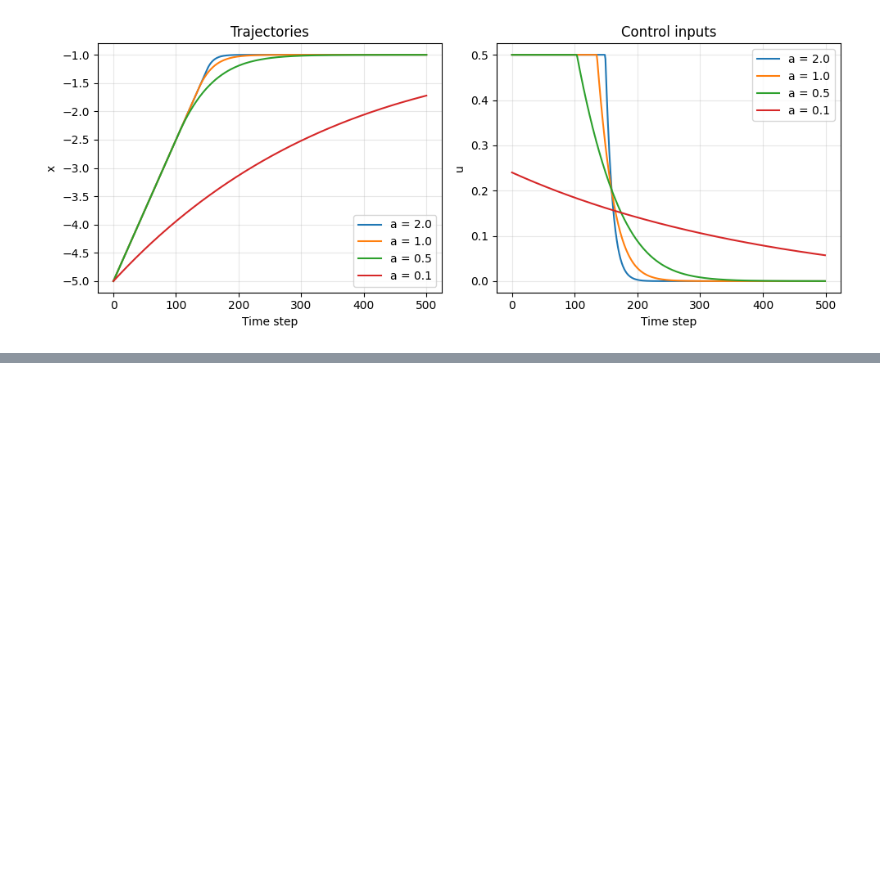
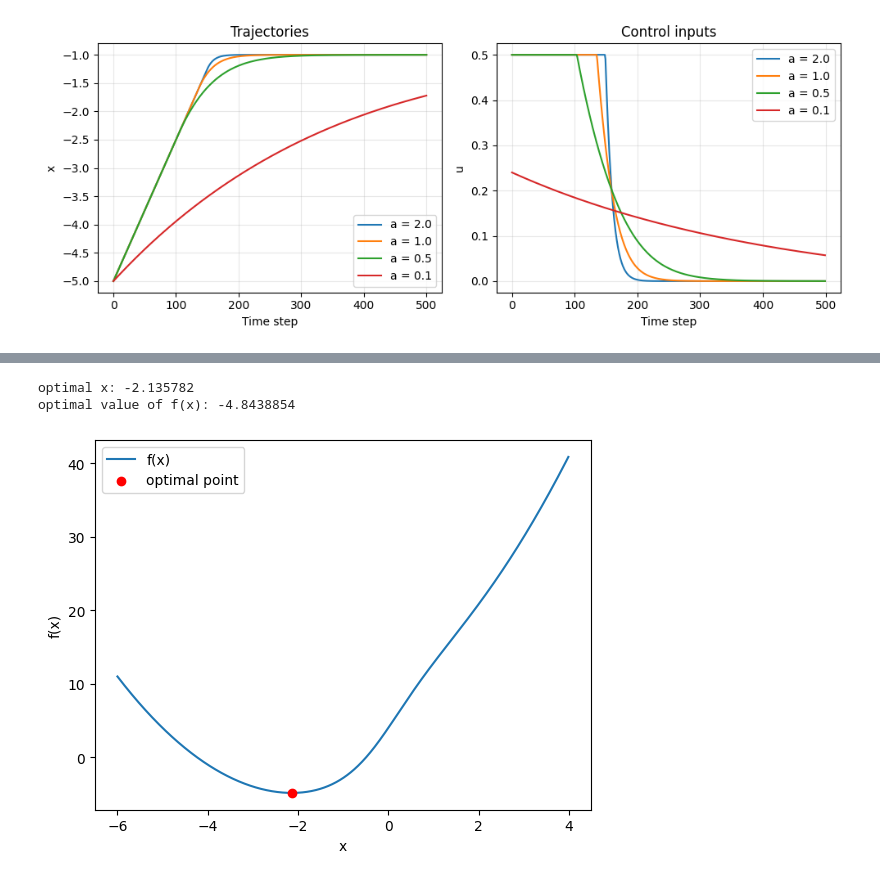
Before and after one commit to UW-CTRL/lmc-book, a Jupyter notebook: homework/hw01.ipynb, the cells around one changed output, grey strips where cells are left out. Saved outputs shown, nothing was run; the diff lists cells and outputs as text; code cells hidden in the pictures; blank space fills up the shorter version.

```diff
--- a/homework/hw01.ipynb
+++ b/homework/hw01.ipynb
@@ -874,0 +928,51 @@ plt.tight_layout()
+# %%
+def minimize_with_gradient_descent(func, initial_guess, step_size, convergence_tol=1e-8):
+    '''
+    Minimizes a scalar function of a single variable.
+    Inputs:
+        func              : name of function to be optimized. Takes initial_guess as input.
+        initial_guess     : a real number
+        convergence_tol   : convergence tolerace; when current and next guesses of of optimal x are closer
+                            together than this, algorithm terminates and returns current estimate of optimal x
+
+    Outputs:
+        cur_x : current best estimate of x which minimizes f(x)
+    '''
+
+    grad_f = jax.jacobian(func)
+
+    cur_x = initial_guess
+    abs_delta_val = None # no value initially, we haven't started iterating yet
+
+
+    started = False
+    while started == False or abs_delta_val > convergence_tol:
+        started = True
+
+        next_x = cur_x - step_size * grad_f(cur_x)
+        abs_delta_val = np.abs(next_x - cur_x)
+
+        cur_x = next_x
+
+    return cur_x
+
+
+
+x_opt = minimize_with_gradient_descent(f, 5.0, 0.1)
+
+
+# output and plot:
+print('optimal x:', x_opt)
+print('optimal value of f(x):', f(x_opt))
+
+args = np.arange(-6,4,0.01)
+plt.plot(args, f(args), label='f(x)')
+plt.scatter(x_opt, f(x_opt), zorder=2, color='red', label='optimal point')
+plt.xlabel('x')
+plt.ylabel('f(x)')
+plt.legend()
+plt.show()
+# %% [output]
+optimal x: -2.135782
+optimal value of f(x): -4.8438854
+[figure, added]
```
Also changed, not shown: parts of 12 cells of this notebook, 3 other files.
